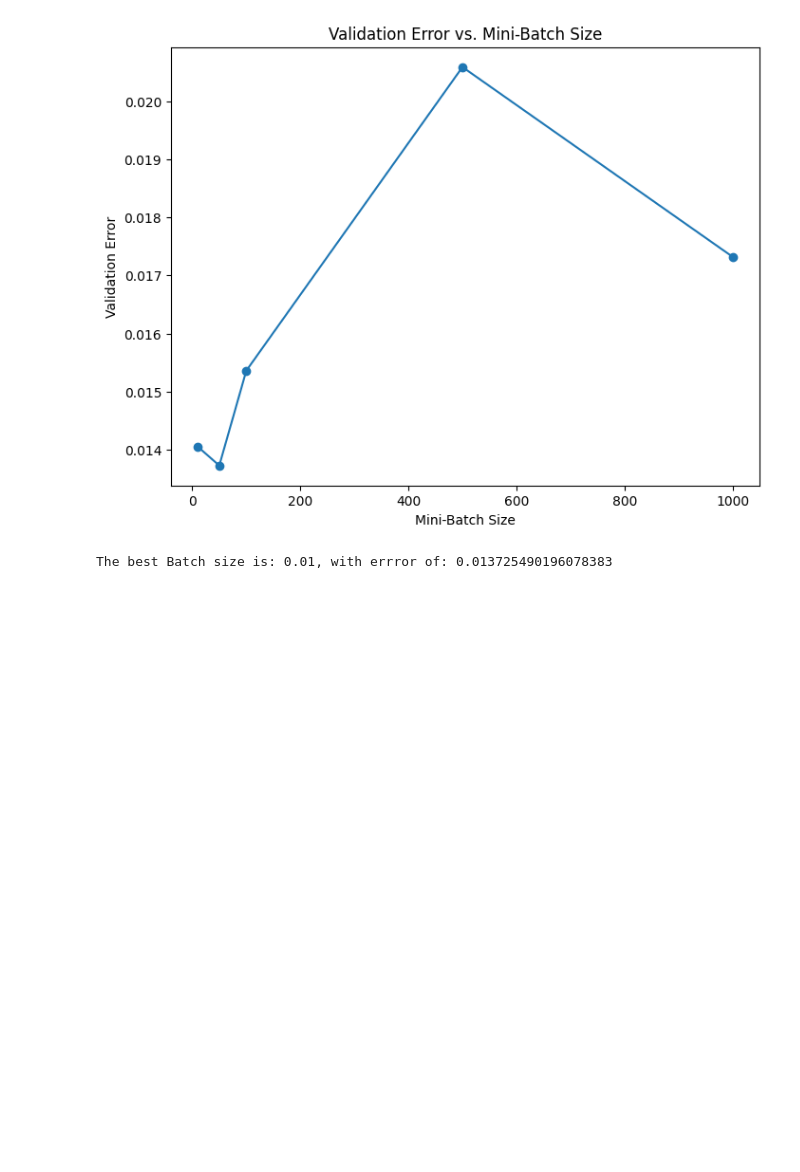
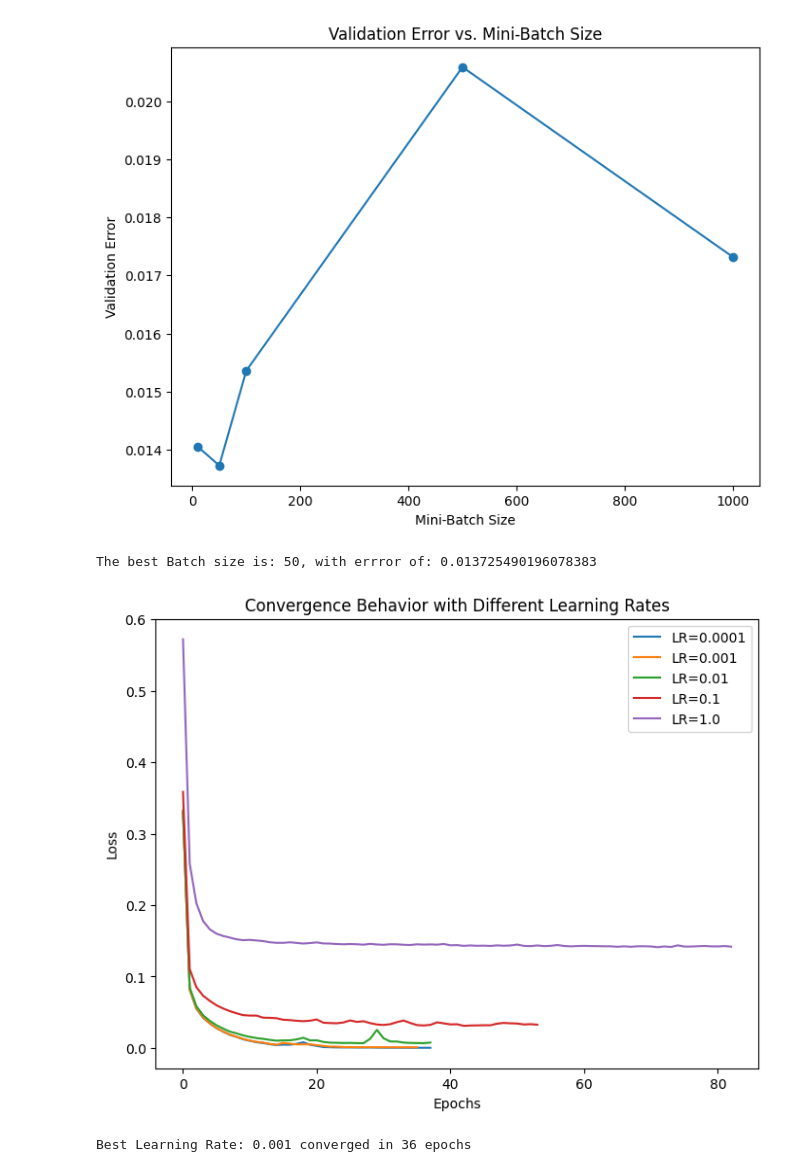
Before and after one commit to krish401/Machine-Learning-CP322, a Jupyter notebook: Assignments/Assignment_3/ANN_Digit_Classifier.ipynb, the cells around one changed output. Saved outputs shown, nothing was run; the diff lists cells and outputs as text; code cells hidden in the pictures; blank space fills up the shorter version.

```diff
--- a/Assignments/Assignment_3/ANN_Digit_Classifier.ipynb
+++ b/Assignments/Assignment_3/ANN_Digit_Classifier.ipynb
@@ -174,6 +174,30 @@ plt.show()
 [figure]
 # %%
 # the best Batch size with the set parameters
-print(f'The best Batch size is: {best_learning_rate}, with errror of: {best_val_error}')
+print(f'The best Batch size is: {best_batch_size}, with errror of: {best_val_error}')
 # %% [output]
-The best Batch size is: 0.01, with errror of: 0.013725490196078383
+The best Batch size is: 50, with errror of: 0.013725490196078383
+# %%
+# Testing Different Learning Rates (Tracking Convergence)
+
+best_lr = None
+min_lr_epochs = float('inf')
+plt.figure(figsize=(8, 6))
+for lr in learning_rates:
+    mlp = MLPClassifier(hidden_layer_sizes=(16, 32), alpha=lr, batch_size=100, max_iter=1000, random_state=42)
+    mlp.fit(X_train, y_train)
+    if mlp.n_iter_ < min_lr_epochs:
+        min_lr_epochs = mlp.n_iter_
+        best_lr = lr
+    plt.plot(mlp.loss_curve_, label=f"LR={lr}")
+plt.xlabel("Epochs")
+plt.ylabel("Loss")
+plt.legend()
+plt.title("Convergence Behavior with Different Learning Rates")
+plt.show()
+# %% [output]
+[figure, added]
+# %%
+print(f"Best Learning Rate: {best_lr} converged in {min_lr_epochs} epochs")
+# %% [output]
+Best Learning Rate: 0.001 converged in 36 epochs
```
Also changed, not shown: parts of 2 cells of this notebook.
